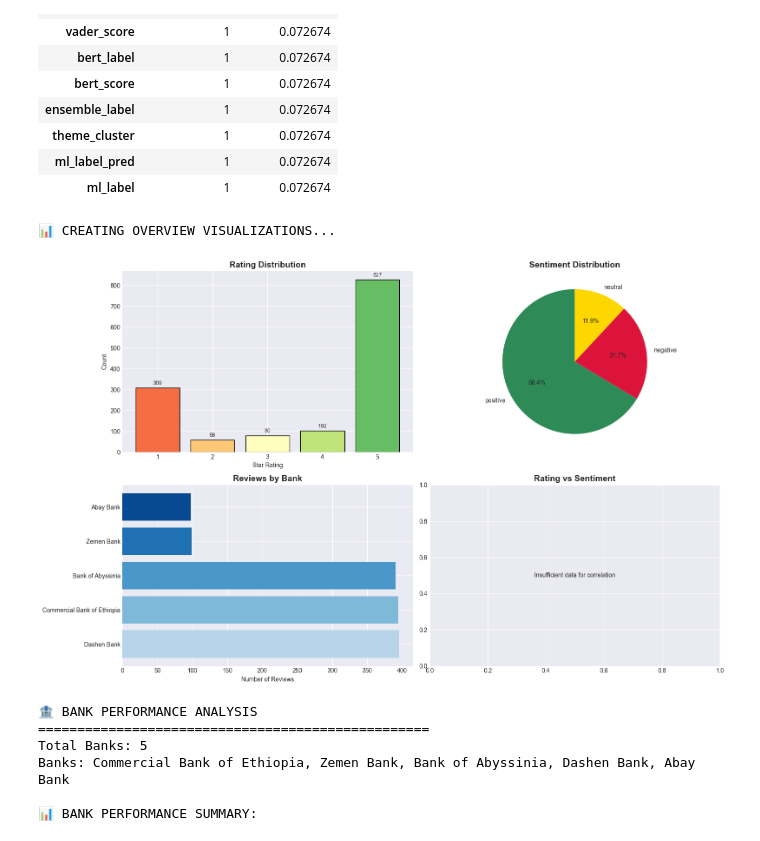
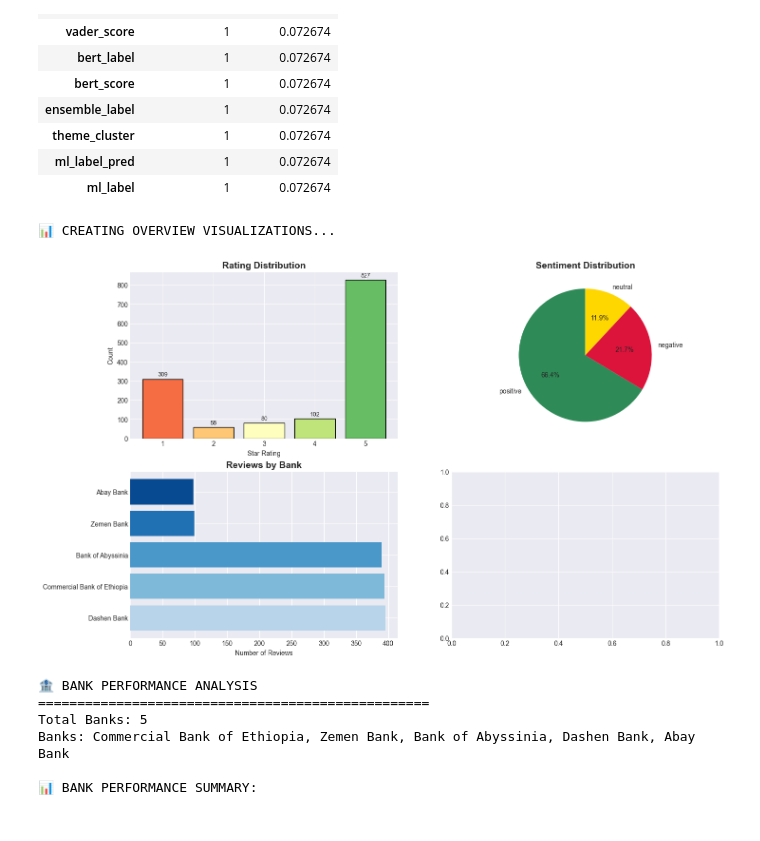
Before and after one commit to melat33/Fintech-Reviews-Analysis, a Jupyter notebook: notebooks/insights_recommendations.ipynb, the cells around one changed output. Saved outputs shown, nothing was run; the diff lists cells and outputs as text; code cells hidden in the pictures.

```diff
--- a/notebooks/insights_recommendations.ipynb
+++ b/notebooks/insights_recommendations.ipynb
@@ -340,50 +340,34 @@ for col in ['ensemble_label', 'final_sentiment', 'vader_label']:
         sentiment_col = col
         break
 
 if sentiment_col:
     sentiment_counts = merged_df[sentiment_col].value_counts()
     sentiment_colors = {'positive': '#2E8B57', 'negative': '#DC143C', 'neutral': '#FFD700'}
     colors = [sentiment_colors.get(sentiment, '#808080') for sentiment in sentiment_counts.index]
     axes[0, 1].pie(sentiment_counts.values, labels=sentiment_counts.index,
                   autopct='%1.1f%%', colors=colors, startangle=90)
     axes[0, 1].set_title('Sentiment Distribution', fontsize=14, fontweight='bold')
 else:
     axes[0, 1].text(0.5, 0.5, 'No sentiment data available',
                    ha='center', va='center', transform=axes[0, 1].transAxes)
     axes[0, 1].set_title('Sentiment Distribution', fontsize=14, fontweight='bold')
 
 # 3. Reviews by Bank (if available)
 if 'bank_name' in merged_df.columns:
     bank_counts = merged_df['bank_name'].value_counts()
     axes[1, 0].barh(range(len(bank_counts)), bank_counts.values,
                    color=plt.cm.Blues(np.linspace(0.3, 0.9, len(bank_counts))))
     axes[1, 0].set_yticks(range(len(bank_counts)))
     axes[1, 0].set_yticklabels(bank_counts.index)
     axes[1, 0].set_title('Reviews by Bank', fontsize=14, fontweight='bold')
     axes[1, 0].set_xlabel('Number of Reviews')
 else:
     axes[1, 0].text(0.5, 0.5, 'No bank data available',
                    ha='center', va='center', transform=axes[1, 0].transAxes)
     axes[1, 0].set_title('Reviews by Bank', fontsize=14, fontweight='bold')
-
-# 4. Rating vs Sentiment (if available)
-if 'rating' in merged_df.columns and 'sentiment_score' in merged_df.columns:
-    scatter = axes[1, 1].scatter(merged_df['rating'], merged_df['sentiment_score'],
-                                alpha=0.6, c=merged_df['sentiment_score'], cmap='RdYlGn')
-    axes[1, 1].set_title('Rating vs Sentiment Score', fontsize=14, fontweight='bold')
-    axes[1, 1].set_xlabel('Star Rating')
-    axes[1, 1].set_ylabel('Sentiment Score')
-    plt.colorbar(scatter, ax=axes[1, 1])
-else:
-    axes[1, 1].text(0.5, 0.5, 'Insufficient data for correlation',
-                   ha='center', va='center', transform=axes[1, 1].transAxes)
-    axes[1, 1].set_title('Rating vs Sentiment', fontsize=14, fontweight='bold')
-
-plt.tight_layout()
-plt.show()
 # %% [output]
 📊 CREATING OVERVIEW VISUALIZATIONS...
-[figure, old version]
+[figure, new version]
 # %%
 # ============================================================
 # 🏦 6. BANK PERFORMANCE ANALYSIS
```
Also changed, not shown: 4 other files.
